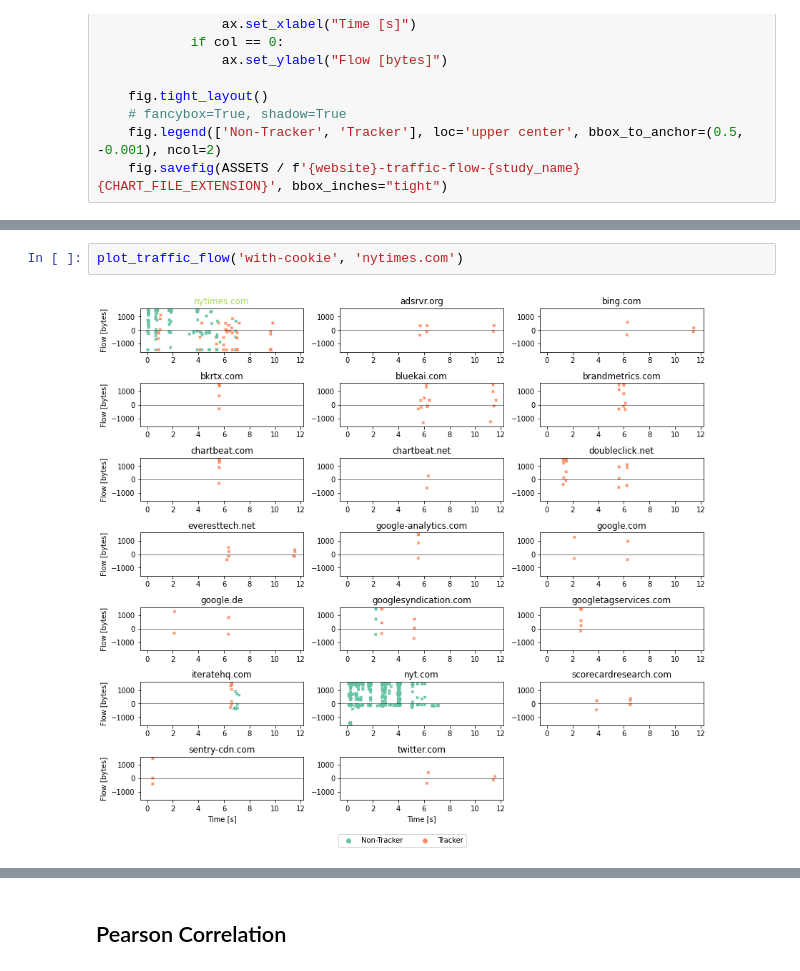
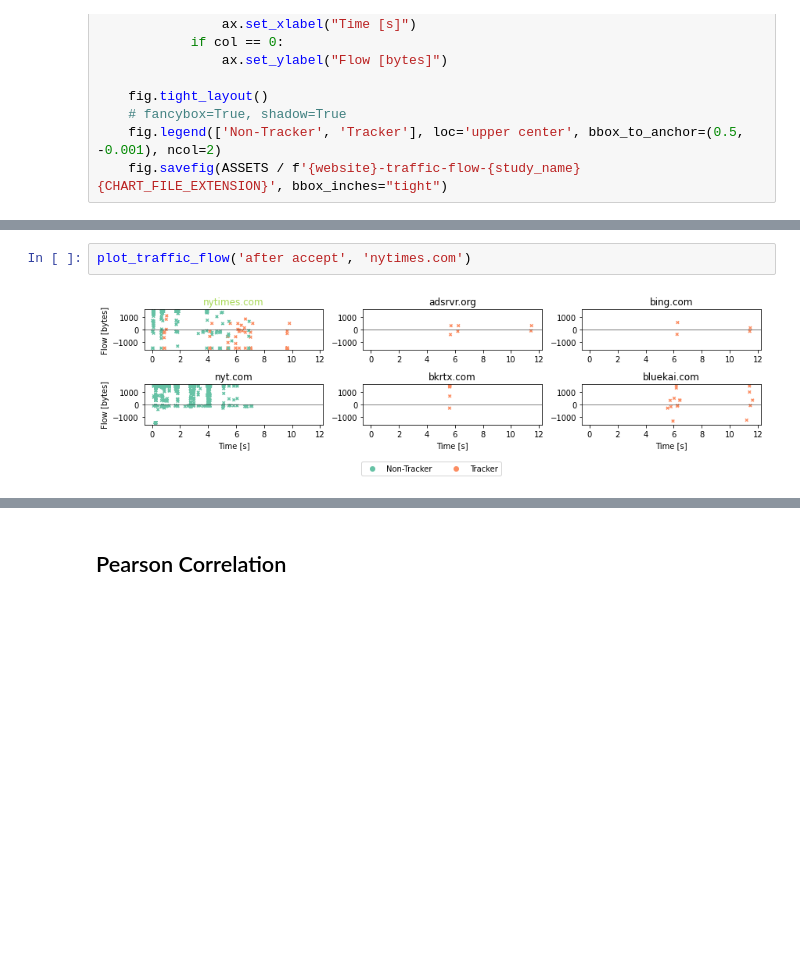
Before and after one commit to wim50594/network-traffic-tracker-observer, a Jupyter notebook: notebooks/communication-overview.ipynb, the cells around one changed output, grey strips where cells are left out. Drawn from its saved outputs; the diff is of its cells as text; blank space fills up the shorter version.

```diff
--- a/notebooks/communication-overview.ipynb
+++ b/notebooks/communication-overview.ipynb
@@ -158,5 +157,5 @@ plot_traffic_flow('with-cookie', 'zend.com')
 # %%
-plot_traffic_flow('with-cookie', 'nytimes.com')
+plot_traffic_flow('after accept', 'nytimes.com')
 # %% [output]
-[figure, old version]
+[figure, new version]
 # %%
```
Also changed, not shown: parts of 21 cells of this notebook, 31 other files.
